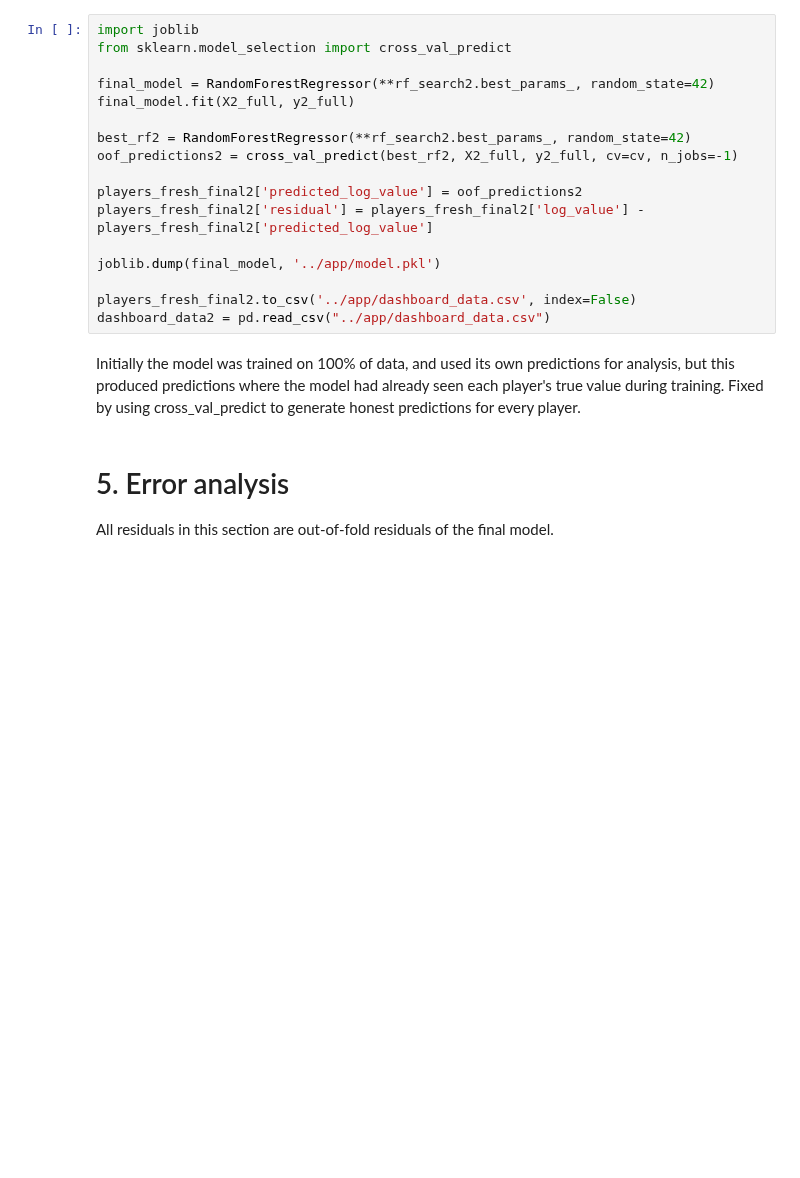
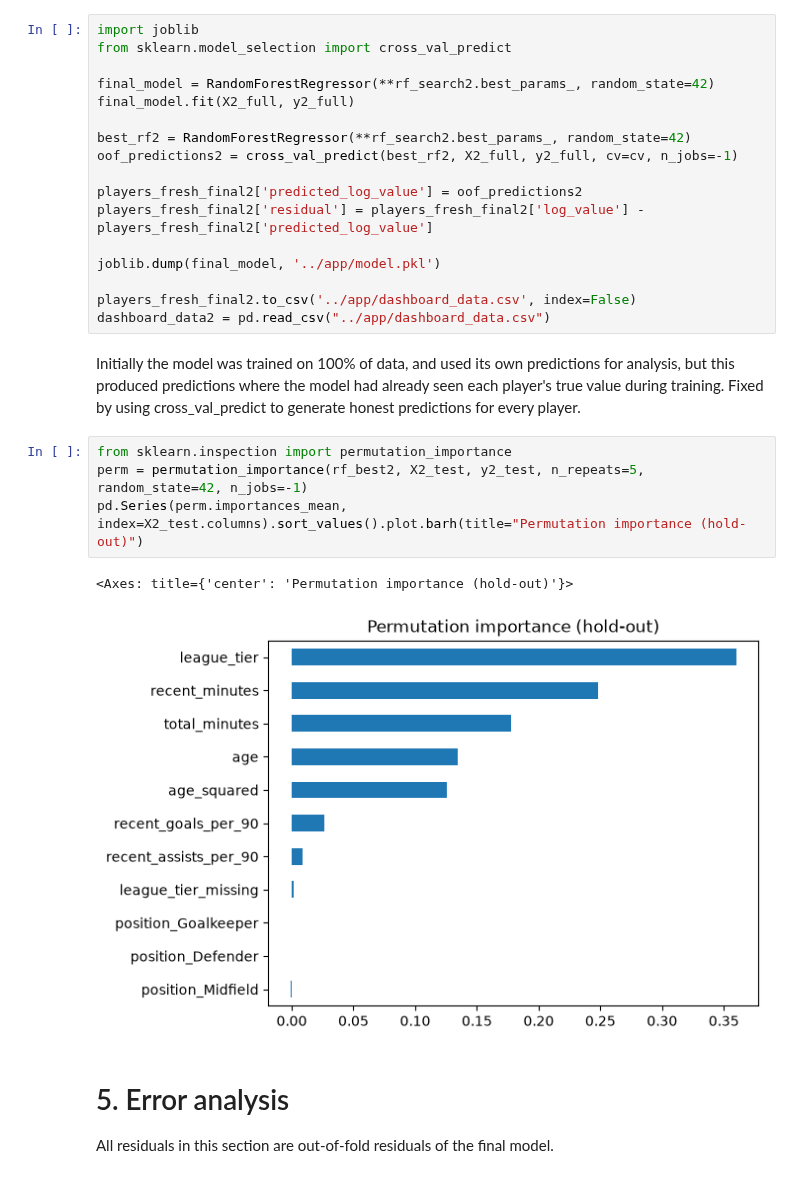
Before and after one commit to AkArtem/football_player_value_analyzer, a Jupyter notebook: notebooks/07_modeling.ipynb, the cells around one changed output. Drawn from its saved outputs; the diff is of its cells as text; blank space fills up the shorter version.

Commit message:
Add permutation importance on hold-out set

```diff
--- a/notebooks/07_modeling.ipynb
+++ b/notebooks/07_modeling.ipynb
@@ -423,6 +423,13 @@ players_fresh_final2.to_csv('../app/dashboard_data.csv', index=False)
 dashboard_data2 = pd.read_csv("../app/dashboard_data.csv")
 # %% [markdown]
 Initially the model was trained on 100% of data, and used its own predictions for analysis, but this produced predictions where the model had already seen each player's true value during training. Fixed by using cross_val_predict to generate honest predictions for every player.
+# %%
+from sklearn.inspection import permutation_importance
+perm = permutation_importance(rf_best2, X2_test, y2_test, n_repeats=5, random_state=42, n_jobs=-1)
+pd.Series(perm.importances_mean, index=X2_test.columns).sort_values().plot.barh(title="Permutation importance (hold-out)")
+# %% [output]
+<Axes: title={'center': 'Permutation importance (hold-out)'}>
+[figure, added]
 # %% [markdown]
 # 5. Error analysis
 
```
